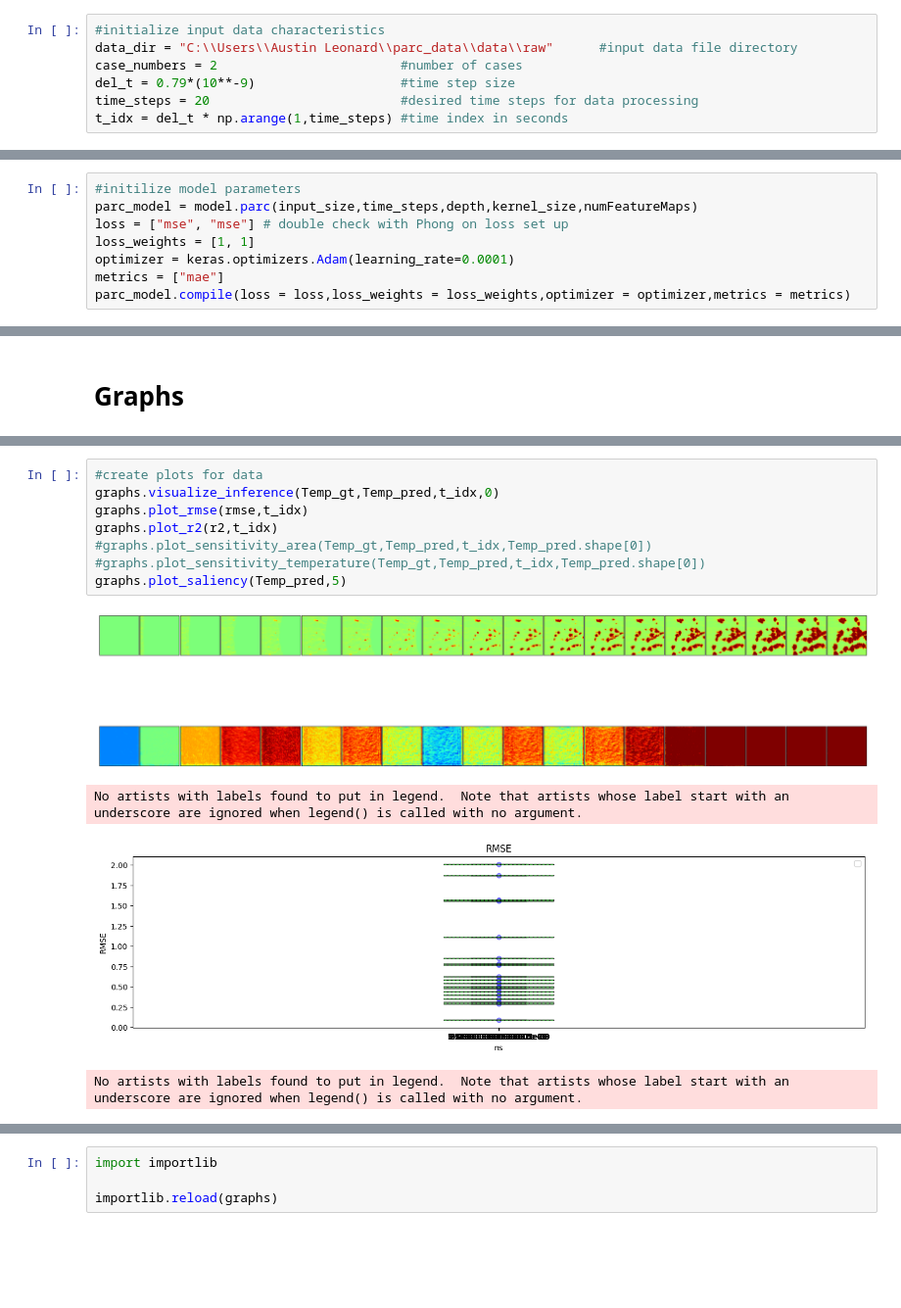
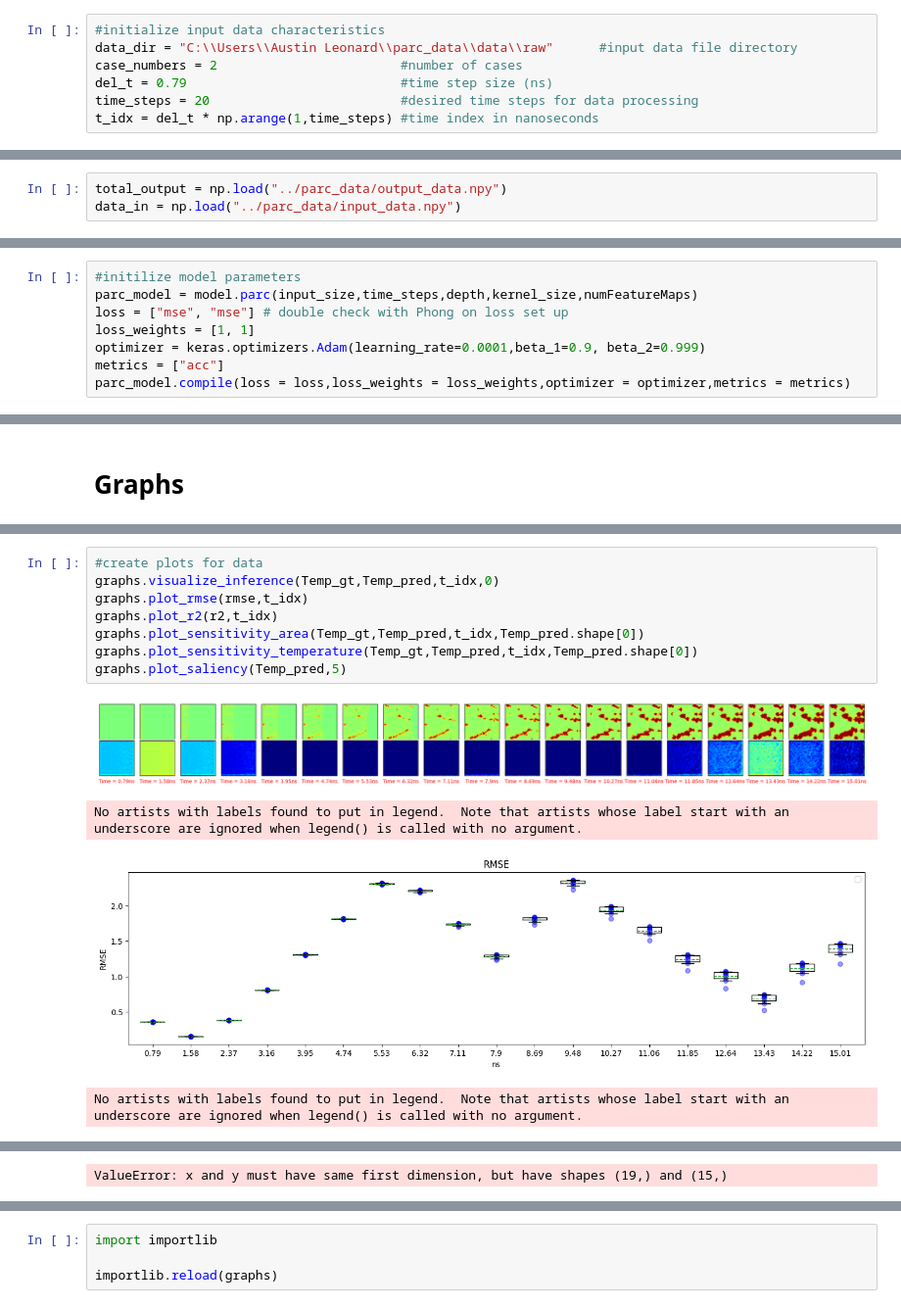
Before and after one commit to baeklab/parc, a Jupyter notebook: demos/modularized.ipynb, the cells around one changed output, grey strips where cells are left out. Shown: that part at 98% size. Drawn from its saved outputs; the diff is of its cells as text; blank space fills up the shorter version.

Commit message:
Worked on graphs module

```diff
--- a/demos/modularized.ipynb
+++ b/demos/modularized.ipynb
@@ -17,9 +17,9 @@ import numpy as np
 #initialize input data characteristics
 data_dir = "C:\\Users\\Austin Leonard\\parc_data\\data\\raw"      #input data file directory
 case_numbers = 2                        #number of cases
-del_t = 0.79*(10**-9)                   #time step size
+del_t = 0.79                            #time step size (ns)
 time_steps = 20                         #desired time steps for data processing
-t_idx = del_t * np.arange(1,time_steps) #time index in seconds
+t_idx = del_t * np.arange(1,time_steps) #time index in nanoseconds
 # %% [markdown]
 ### Adaptable Model Parameters
 # %%
@@ -53,3 +50,6 @@ data_in, total_output, T_max, T_min, P_max, P_min = IO.parse_data(data_dir,time_
+# %%
+total_output = np.load("../parc_data/output_data.npy")
+data_in = np.load("../parc_data/input_data.npy")
 # %%
 # split data set
 X_train, y_train, X_val, y_val, test_X, test_Y = IO.split_data(data_in,total_output,splits=[0.6, 0.2, 0.2])
@@ -71,8 +71,8 @@ X_train, y_train, X_val, y_val, test_X, test_Y = IO.split_data(data_in,total_out
 parc_model = model.parc(input_size,time_steps,depth,kernel_size,numFeatureMaps)
 loss = ["mse", "mse"] # double check with Phong on loss set up
 loss_weights = [1, 1]
-optimizer = keras.optimizers.Adam(learning_rate=0.0001)
-metrics = ["mae"]
+optimizer = keras.optimizers.Adam(learning_rate=0.0001,beta_1=0.9, beta_2=0.999)
+metrics = ["acc"]
 parc_model.compile(loss = loss,loss_weights = loss_weights,optimizer = optimizer,metrics = metrics)
 # %%
 # {fields: 2, timestep: 19}
@@ -215,13 +210,13 @@ Reformatted data shape:  (1, 240, 240, 20, 2)
 # %%
 #create plots for data
 graphs.visualize_inference(Temp_gt,Temp_pred,t_idx,0)
 graphs.plot_rmse(rmse,t_idx)
 graphs.plot_r2(r2,t_idx)
-#graphs.plot_sensitivity_area(Temp_gt,Temp_pred,t_idx,Temp_pred.shape[0])
-#graphs.plot_sensitivity_temperature(Temp_gt,Temp_pred,t_idx,Temp_pred.shape[0])
+graphs.plot_sensitivity_area(Temp_gt,Temp_pred,t_idx,Temp_pred.shape[0])
+graphs.plot_sensitivity_temperature(Temp_gt,Temp_pred,t_idx,Temp_pred.shape[0])
 graphs.plot_saliency(Temp_pred,5)
 # %% [output]
-[figure, old version]
+[figure, new version]
 No artists with labels found to put in legend.  Note that artists whose label start with an underscore are ignored when legend() is called with no argument.
-[figure, old version]
+[figure, new version]
 No artists with labels found to put in legend.  Note that artists whose label start with an underscore are ignored when legend() is called with no argument.
@@ -228,0 +224 @@ No artists with labels found to put in legend.  Note that artists whose label st
+ValueError: x and y must have same first dimension, but have shapes (19,) and (15,)
```
Also changed, not shown: parts of 10 cells of this notebook, 3 other files.
